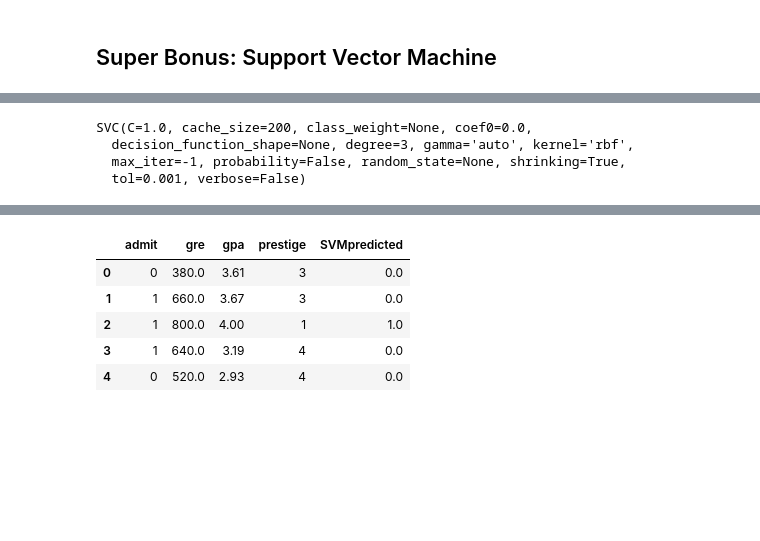
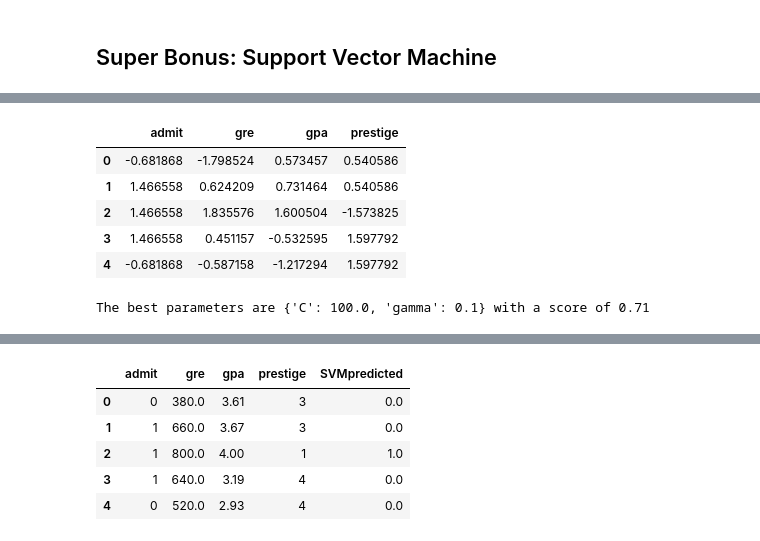
Before and after one commit to mrjhimes/my_hw_repo, a Jupyter notebook: Himes_Project3.ipynb, the cells around one changed output, grey strips where cells are left out. Drawn from its saved outputs; the diff is of its cells as text; code cells hidden in the pictures; blank space fills up the shorter version.

Commit message:
new svm model

```diff
--- a/Himes_Project3.ipynb
+++ b/Himes_Project3.ipynb
@@ -350,3 +350,8 @@ cool_plot('gpa')
 [figure]
 # %% [markdown]
 ## Super Bonus: Support Vector Machine
+# %%
+# start by standardizing data.
+from sklearn.preprocessing import scale
+df_scaled = scale(df)
+df_scaled
@@ -353,16 +366,40 @@ cool_plot('gpa')
+# %%
+scaledf = pd.DataFrame.from_dict(data=df_scaled)
+scaledf.columns = ['admit', 'gre', 'gpa', 'prestige']
+scaledf.head()
+# %% [output]
+|  | admit | gre | gpa | prestige |
+| 0 | -0.681868 | -1.798524 | 0.573457 | 0.540586 |
+| 1 | 1.466558 | 0.624209 | 0.731464 | 0.540586 |
+| 2 | 1.466558 | 1.835576 | 1.600504 | -1.573825 |
+| 3 | 1.466558 | 0.451157 | -0.532595 | 1.597792 |
+| 4 | -0.681868 | -0.587158 | -1.217294 | 1.597792 |
 # %%
-# thanks for the idea Nico!
-# still wrapping my head around this one...
-
-# fit model
-X = df.loc[:, 'gre':]
+# set up model
+X = scaledf.loc[:, 'gre':]
 y = df['admit']
-model = svm.SVC()
-model.fit(X , y)
+# model = svm.SVC(C=0.6) # tune for C here, various kernels...
+# model.fit(X , y)
-# %% [output]
-SVC(C=1.0, cache_size=200, class_weight=None, coef0=0.0,
-  decision_function_shape=None, degree=3, gamma='auto', kernel='rbf',
-  max_iter=-1, probability=False, random_state=None, shrinking=True,
-  tol=0.001, verbose=False)
+# %%
+# cross validate, tune for C and gamma
+from sklearn.svm import SVC
+from sklearn.model_selection import StratifiedShuffleSplit
+from sklearn.model_selection import GridSearchCV
+
+# C_range = np.logspace(-2, 10, 13)
+# gamma_range = np.logspace(-9, 3, 13)
+
+C_range = [1e-2, 1, 1e2]
+gamma_range = [1e-1, 1, 1e1]
+param_grid = dict(gamma=gamma_range, C=C_range)
+cv = StratifiedShuffleSplit(n_splits=5, test_size=0.2,
+                            random_state=42)
+grid = GridSearchCV(SVC(probability=True), param_grid=param_grid, cv=cv)
+grid.fit(X, y)
+
+print("The best parameters are %s with a score of %0.2f"
+      % (grid.best_params_, grid.best_score_))
+# %% [output]
+The best parameters are {'C': 100.0, 'gamma': 0.1} with a score of 0.71
 # %%
 # predict
```
Also changed, not shown: parts of 6 cells of this notebook.
